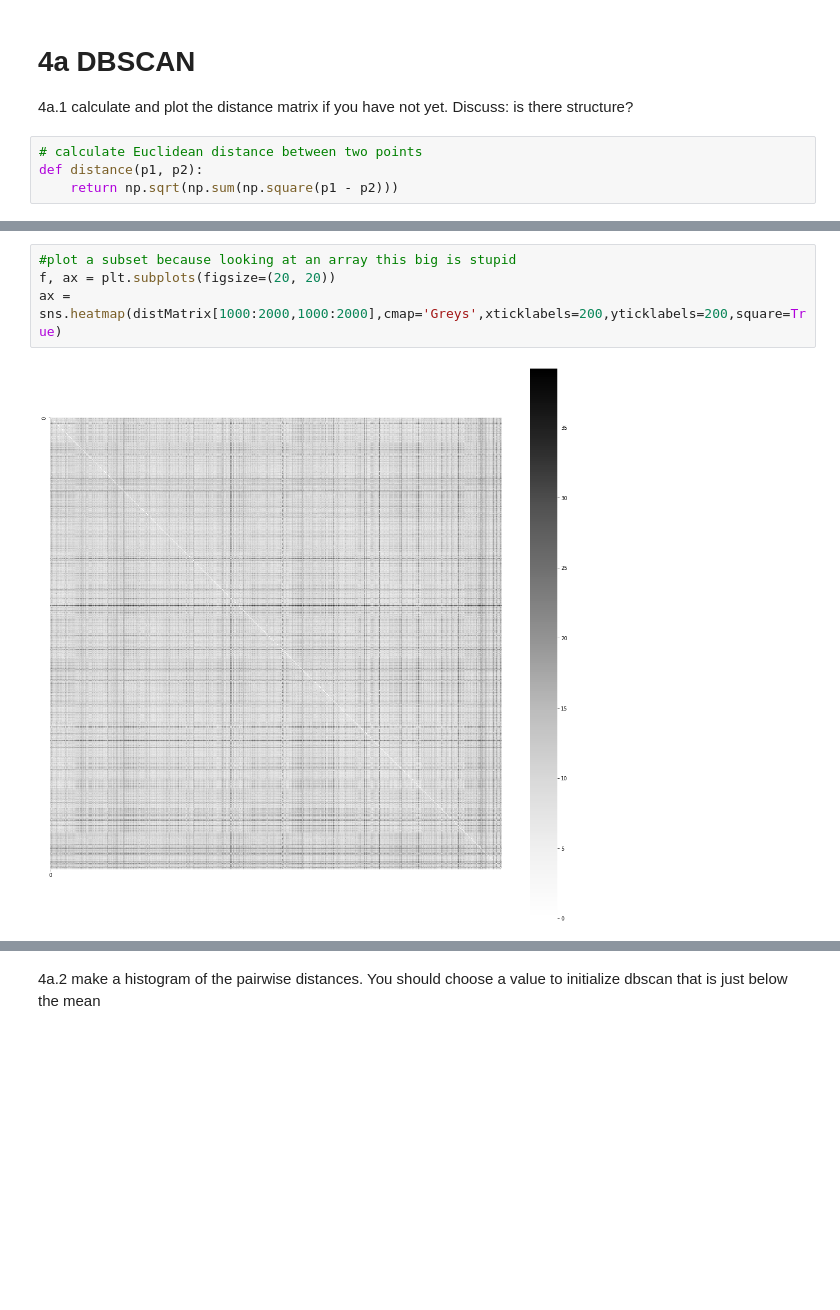
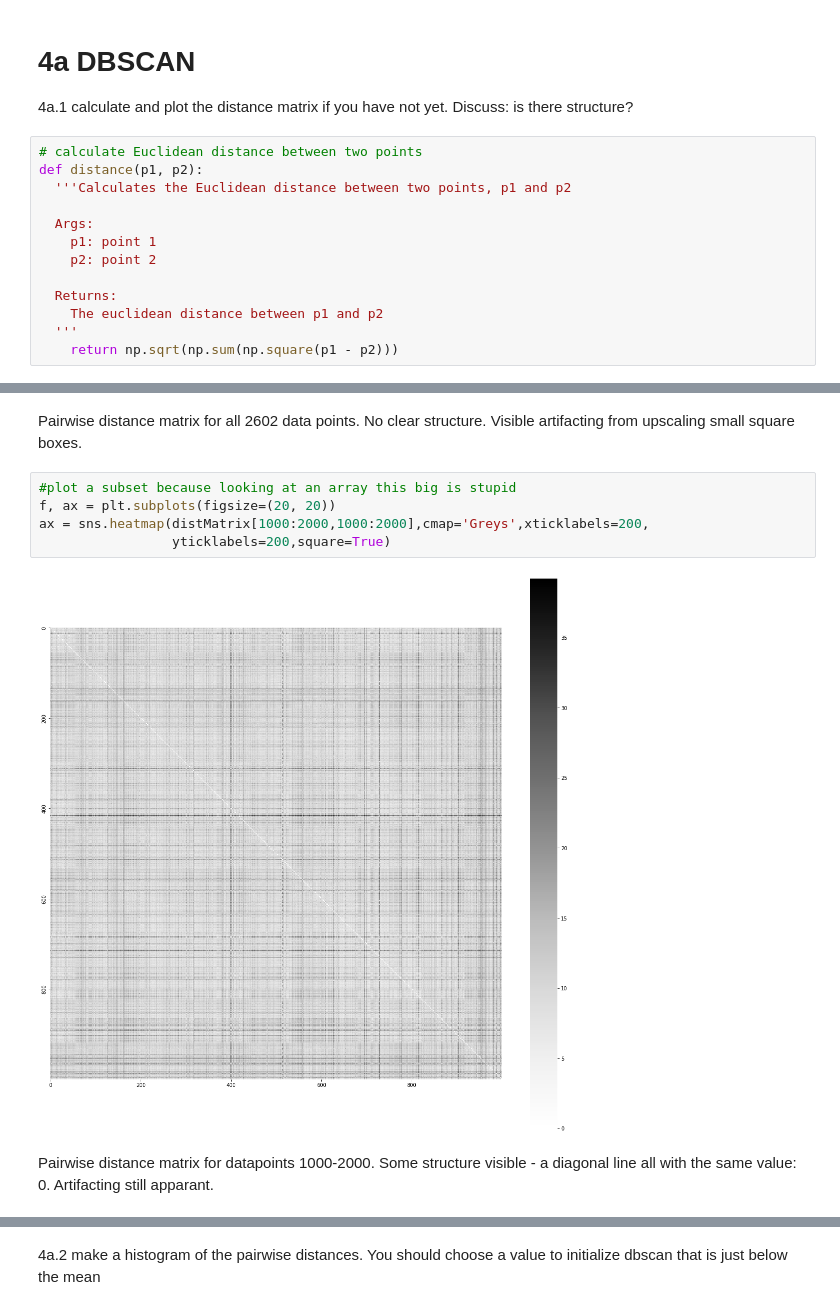
Before and after one commit to nkorzounUD/DSPS_NKorzoun, a Jupyter notebook: HW7/ClusteringGenes.ipynb, the cells around one changed output, grey strips where cells are left out. Cells and saved outputs as stored; diff of their text form; blank space fills up the shorter version.

```diff
--- a/HW7/ClusteringGenes.ipynb
+++ b/HW7/ClusteringGenes.ipynb
@@ -246,6 +246,15 @@ ideally you should be able to isolate the little islands, like the one on the le
 # %%
 # calculate Euclidean distance between two points
 def distance(p1, p2):
+  '''Calculates the Euclidean distance between two points, p1 and p2
+
+  Args:
+    p1: point 1
+    p2: point 2
+
+  Returns:
+    The euclidean distance between p1 and p2
+  '''
     return np.sqrt(np.sum(np.square(p1 - p2)))
 # %%
 # create distance matrix
@@ -262,11 +273,16 @@ ax = sns.heatmap(distMatrix,cmap='Greys',xticklabels=1000,yticklabels=1000,squar
 # %% [output]
 [figure]
+# %% [markdown]
+Pairwise distance matrix for all 2602 data points. No clear structure. Visible artifacting from upscaling small square boxes.
 # %%
 #plot a subset because looking at an array this big is stupid
 f, ax = plt.subplots(figsize=(20, 20))
-ax = sns.heatmap(distMatrix[1000:2000,1000:2000],cmap='Greys',xticklabels=200,yticklabels=200,square=True)
+ax = sns.heatmap(distMatrix[1000:2000,1000:2000],cmap='Greys',xticklabels=200,
+                 yticklabels=200,square=True)
 # %% [output]
-[figure, old version]
+[figure, new version]
+# %% [markdown]
+Pairwise distance matrix for datapoints 1000-2000. Some structure visible - a diagonal line all with the same value: 0. Artifacting still apparant.
 # %%
 #and again
 f, ax = plt.subplots(figsize=(20, 20))
```
Also changed, not shown: parts of 8 cells of this notebook.
